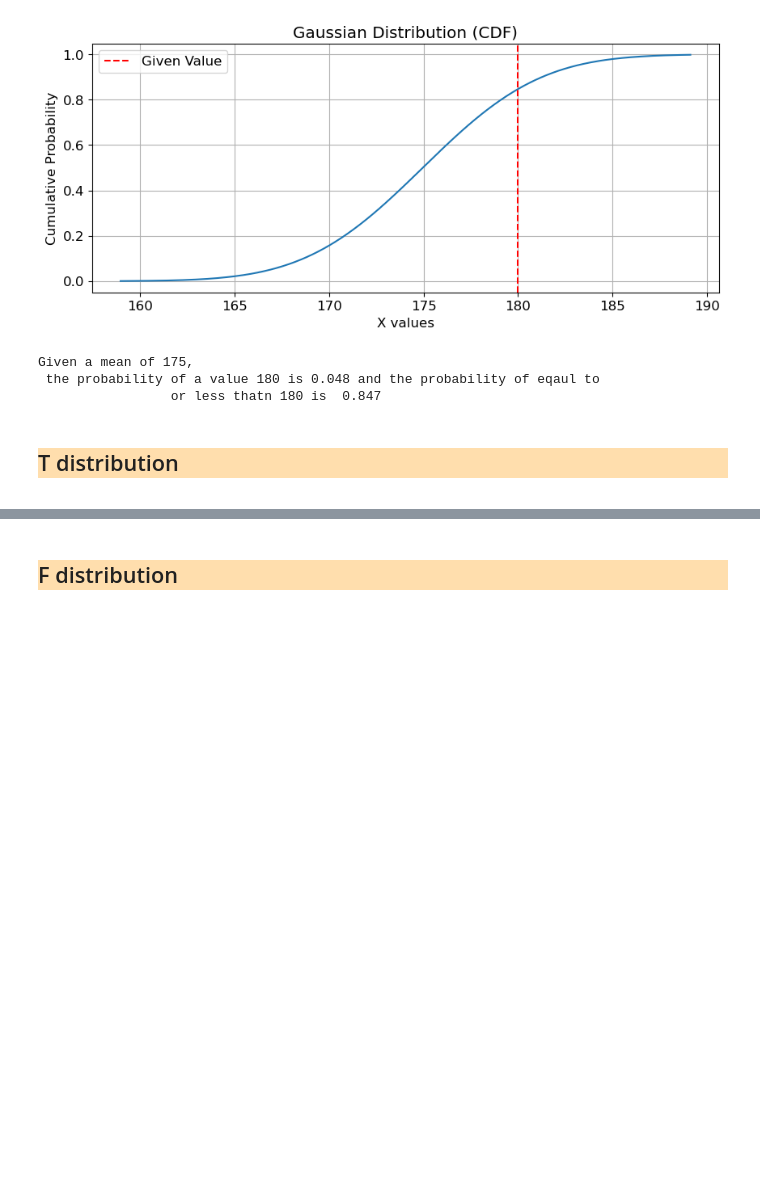
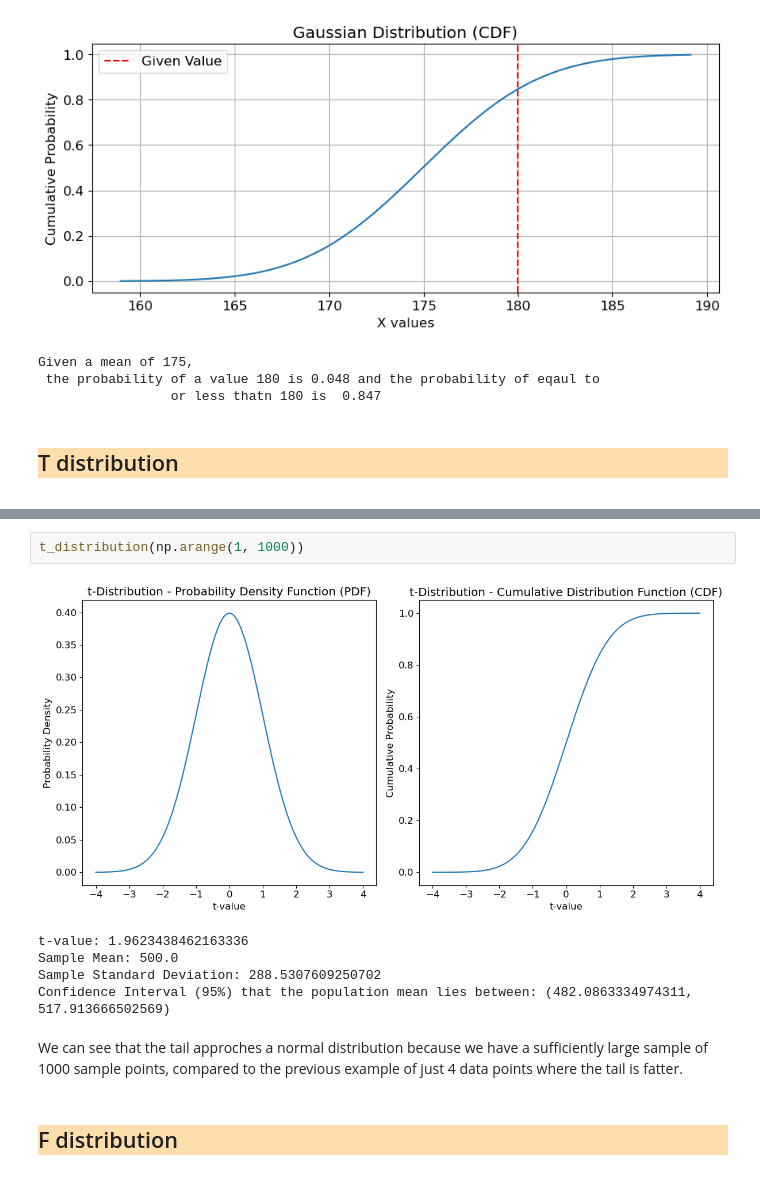
Before and after one commit to shibzr/statistics, a Jupyter notebook: Probability Distribution.ipynb, the cells around one changed output, grey strips where cells are left out. Saved outputs shown, nothing was run; the diff lists cells and outputs as text; blank space fills up the shorter version.

```diff
--- a/Probability Distribution.ipynb
+++ b/Probability Distribution.ipynb
@@ -722,3 +815,13 @@ Given a mean of 175,
+# %%
+t_distribution(np.arange(1, 1000))
+# %% [output]
+[figure, added]
+t-value: 1.9623438462163336
+Sample Mean: 500.0
+Sample Standard Deviation: 288.5307609250702
+Confidence Interval (95%) that the population mean lies between: (482.0863334974311, 517.913666502569)
+# %% [markdown]
+We can see that the tail approches a normal distribution because we have a sufficiently large sample of 1000 sample points, compared to the previous example of just 4 data points where the tail is fatter.
 # %% [markdown]
 <div style="background-color: NavajoWhite; border-style: solid;font-family: Arial">
 
```
Also changed, not shown: parts of 8 cells of this notebook.
